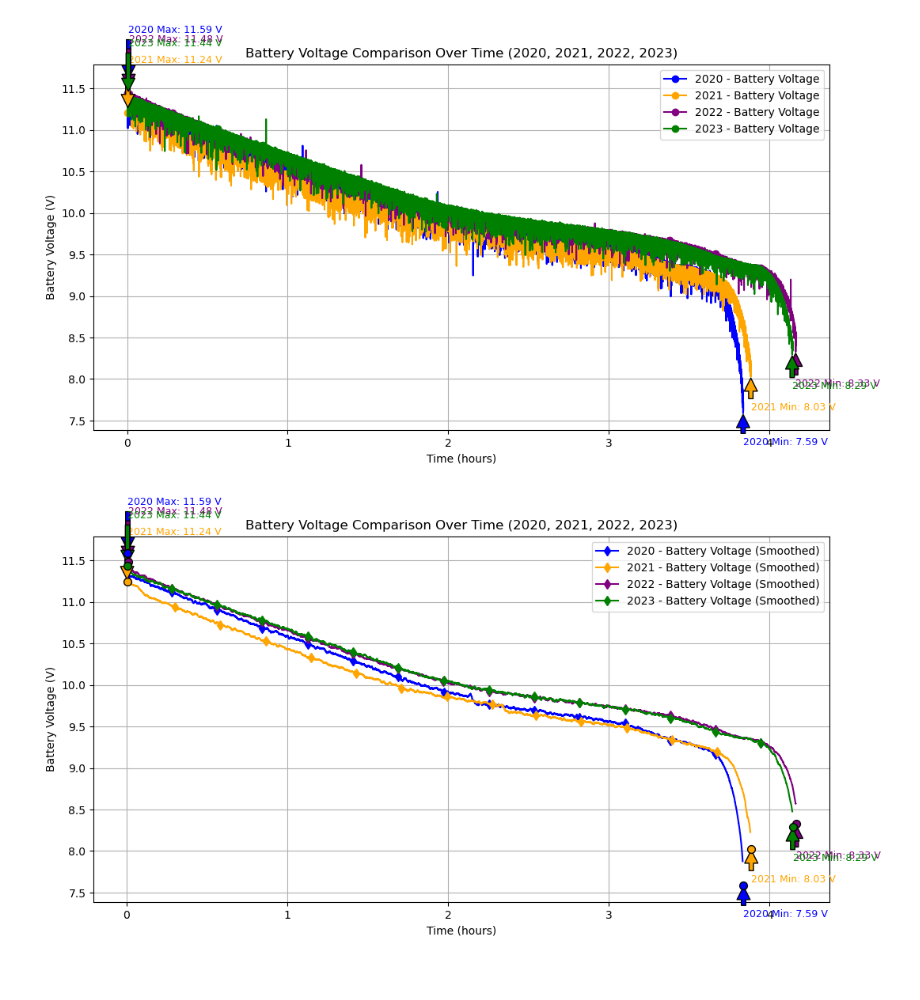
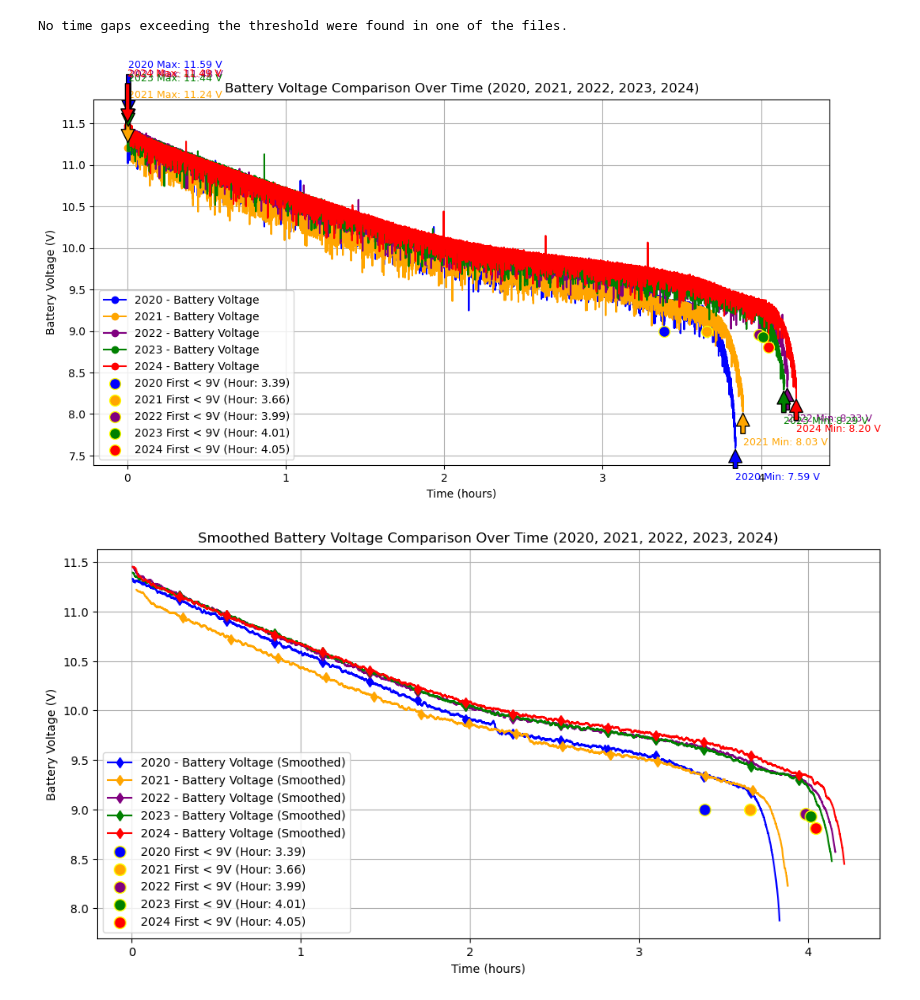
Before and after one commit to sxy-sun/mbot_logger, a Jupyter notebook: data/compare.ipynb, the cells around one changed output. Drawn from its saved outputs; the diff is of its cells as text; code cells hidden in the pictures; blank space fills up the shorter version.

```diff
--- a/data/compare.ipynb
+++ b/data/compare.ipynb
@@ -2,16 +2,17 @@
 import pandas as pd
 import matplotlib.pyplot as plt
 
-# Load three CSV files
+# Load five CSV files
 df2020 = pd.read_csv('mbot_battery_log_2020.csv')
 df2021 = pd.read_csv('mbot_battery_log_2021.csv')
 df2022 = pd.read_csv('mbot_battery_log_2022.csv')
 df2023 = pd.read_csv('mbot_battery_log_2023.csv')
+df2024 = pd.read_csv('mbot_battery_log_2024.csv')
 
 gap_threshold = 100  # Define the gap threshold
 
 # Store DataFrames in a list for easier looping
-dataframes = [df2020, df2021, df2022, df2023]
+dataframes = [df2020, df2021, df2022, df2023, df2024]
 
 # Adjust utime to start from 0 and check for gaps
 for df in dataframes:
@@ -31,18 +32,22 @@ df2020['hours'] = df2020['utime'] / 3600
 df2021['hours'] = df2021['utime'] / 3600
 df2022['hours'] = df2022['utime'] / 3600
 df2023['hours'] = df2023['utime'] / 3600
+df2024['hours'] = df2024['utime'] / 3600
+# %% [output]
+No time gaps exceeding the threshold were found in one of the files.
 # %%
 # Set up a figure with subplots
 plt.figure(figsize=(12, 6))
 
 # Plot each CSV's battery voltage over time with appropriate labels
-plt.plot(df2020['hours'], df2020['battery_voltage'], label='2020 - Battery Voltage', color='blue', linestyle='-', marker='o', markevery=1000)
-plt.plot(df2021['hours'], df2021['battery_voltage'], label='2021 - Battery Voltage', color='orange', linestyle='-', marker='o', markevery=1000)
-plt.plot(df2022['hours'], df2022['battery_voltage'], label='2022 - Battery Voltage', color='purple', linestyle='-', marker='o', markevery=1000)
-plt.plot(df2023['hours'], df2023['battery_voltage'], label='2023 - Battery Voltage', color='green', linestyle='-', marker='o', markevery=1000)
+plt.plot(df2020['hours'], df2020['battery_voltage'], label='2020 - Battery Voltage', color='blue', linestyle='-', marker='o', markevery=10000)
+plt.plot(df2021['hours'], df2021['battery_voltage'], label='2021 - Battery Voltage', color='orange', linestyle='-', marker='o', markevery=10000)
+plt.plot(df2022['hours'], df2022['battery_voltage'], label='2022 - Battery Voltage', color='purple', linestyle='-', marker='o', markevery=10000)
+plt.plot(df2023['hours'], df2023['battery_voltage'], label='2023 - Battery Voltage', color='green', linestyle='-', marker='o', markevery=10000)
+plt.plot(df2024['hours'], df2024['battery_voltage'], label='2024 - Battery Voltage', color='red', linestyle='-', marker='o', markevery=10000)
 
 # Mark the maximum and minimum values for each dataset
-for df, year, color in zip([df2020, df2021, df2022, df2023], ['2020', '2021', '2022', '2023'], ['blue', 'orange', 'purple', 'green']):
+for df, year, color in zip([df2020, df2021, df2022, df2023, df2024], ['2020', '2021', '2022', '2023', '2024'], ['blue', 'orange', 'purple', 'green', 'red']):
     max_voltage = df['battery_voltage'].max()
     min_voltage = df['battery_voltage'].min()
     plt.annotate(f'{year} Max: {max_voltage:.2f} V',
@@ -54,61 +59,74 @@ for df, year, color in zip([df2020, df2021, df2022, df2023], ['2020', '2021', '2
                  xytext=(df['hours'][df['battery_voltage'].idxmin()], min_voltage * 0.95),
                  arrowprops=dict(facecolor=color, shrink=0.05), fontsize=9, color=color)
 
+    # Highlight the first time the voltage is below 9V
+    below_9v_idx = df[df['battery_voltage'] < 9].index.min()
+    if pd.notna(below_9v_idx):
+        hour_below_9v = df.loc[below_9v_idx, 'hours']
+        plt.scatter(hour_below_9v, df.loc[below_9v_idx, 'battery_voltage'], color=color, edgecolor='yellow', s=100, zorder=5, label=f'{year} First < 9V (Hour: {hour_below_9v:.2f})')
+
 # Customize the plot with labels, grid, and title
 plt.xlabel('Time (hours)')
 plt.ylabel('Battery Voltage (V)')
-plt.title('Battery Voltage Comparison Over Time (2020, 2021, 2022, 2023)')
+plt.title('Battery Voltage Comparison Over Time (2020, 2021, 2022, 2023, 2024)')
 plt.legend()
 plt.grid(True)
 
 # Show the plot
 plt.show()
 # %% [output]
-[figure, old version]
+[figure, new version]
 # %%
 # Add a new column for hours and apply rolling average for smoother data
 for df in dataframes:
     df['hours'] = df['utime'] / 3600
-    df['battery_voltage_smoothed'] = df['battery_voltage'].rolling(window=50, center=True).mean()  # Smooth with a 30-point rolling average
+    df['battery_voltage_smoothed'] = df['battery_voltage'].rolling(window=50, center=True).mean()  # Smooth with a 50-point rolling average
 
 # Set up the plot
 plt.figure(figsize=(12, 6))
 
 # Plot each CSV's smoothed battery voltage over time
 plt.plot(df2020['hours'], df2020['battery_voltage_smoothed'], label='2020 - Battery Voltage (Smoothed)', color='blue', linestyle='-', marker='d', markevery=1000)
 plt.plot(df2021['hours'], df2021['battery_voltage_smoothed'], label='2021 - Battery Voltage (Smoothed)', color='orange', linestyle='-', marker='d', markevery=1000)
 plt.plot(df2022['hours'], df2022['battery_voltage_smoothed'], label='2022 - Battery Voltage (Smoothed)', color='purple', linestyle='-', marker='d', markevery=1000)
 plt.plot(df2023['hours'], df2023['battery_voltage_smoothed'], label='2023 - Battery Voltage (Smoothed)', color='green', linestyle='-', marker='d', markevery=1000)
+plt.plot(df2024['hours'], df2024['battery_voltage_smoothed'], label='2024 - Battery Voltage (Smoothed)', color='red', linestyle='-', marker='d', markevery=1000)
 
 # Plot the actual max and min points from the original data for each year
-for df, year, color in zip([df2020, df2021, df2022, df2023], ['2020', '2021', '2022', '2023'], ['blue', 'orange', 'purple', 'green']):
+for df, year, color in zip([df2020, df2021, df2022, df2023, df2024], ['2020', '2021', '2022', '2023', '2024'], ['blue', 'orange', 'purple', 'green', 'red']):
     max_voltage = df['battery_voltage'].max()
     min_voltage = df['battery_voltage'].min()
     max_idx = df['battery_voltage'].idxmax()
     min_idx = df['battery_voltage'].idxmin()
 
-    # Plot the max and min points
-    plt.scatter(df.loc[max_idx, 'hours'], max_voltage, color=color, edgecolor='black', s=50, zorder=5)
-    plt.scatter(df.loc[min_idx, 'hours'], min_voltage, color=color, edgecolor='black', s=50, zorder=5)
+    # # Plot the max and min points
+    # plt.scatter(df.loc[max_idx, 'hours'], max_voltage, color=color, edgecolor='black', s=50, zorder=5)
+    # plt.scatter(df.loc[min_idx, 'hours'], min_voltage, color=color, edgecolor='black', s=50, zorder=5)
 
-    # Annotate the max and min points
-    plt.annotate(f'{year} Max: {max_voltage:.2f} V',
-                 xy=(df.loc[max_idx, 'hours'], max_voltage),
-                 xytext=(df.loc[max_idx, 'hours'], max_voltage * 1.05),
-                 arrowprops=dict(facecolor=color, shrink=0.05), fontsize=9, color=color)
-    plt.annotate(f'{year} Min: {min_voltage:.2f} V',
-                 xy=(df.loc[min_idx, 'hours'], min_voltage),
-                 xytext=(df.loc[min_idx, 'hours'], min_voltage * 0.95),
-                 arrowprops=dict(facecolor=color, shrink=0.05), fontsize=9, color=color)
+    # # Annotate the max and min points
+    # plt.annotate(f'{year} Max: {max_voltage:.2f} V',
+    #              xy=(df.loc[max_idx, 'hours'], max_voltage),
+    #              xytext=(df.loc[max_idx, 'hours'], max_voltage * 1.05),
+    #              arrowprops=dict(facecolor=color, shrink=0.05), fontsize=9, color=color)
+    # plt.annotate(f'{year} Min: {min_voltage:.2f} V',
+    #              xy=(df.loc[min_idx, 'hours'], min_voltage),
+    #              xytext=(df.loc[min_idx, 'hours'], min_voltage * 0.95),
+    #              arrowprops=dict(facecolor=color, shrink=0.05), fontsize=9, color=color)
+
+    # Highlight the first time the voltage is below 9V
+    below_9v_idx = df[df['battery_voltage'] < 9].index.min()
+    if pd.notna(below_9v_idx):
+        hour_below_9v = df.loc[below_9v_idx, 'hours']
+        plt.scatter(hour_below_9v, df.loc[below_9v_idx, 'battery_voltage'], color=color, edgecolor='yellow', s=100, zorder=5, label=f'{year} First < 9V (Hour: {hour_below_9v:.2f})')
 
 # Customize the plot with labels, grid, and title
 plt.xlabel('Time (hours)')
 plt.ylabel('Battery Voltage (V)')
-plt.title('Battery Voltage Comparison Over Time (2020, 2021, 2022, 2023)')
+plt.title('Smoothed Battery Voltage Comparison Over Time (2020, 2021, 2022, 2023, 2024)')
 plt.legend()
 plt.grid(True)
 
 # Show the plot
 plt.show()
 # %% [output]
-[figure, old version]
+[figure, new version]
```
Also changed, not shown: 3 other files.
